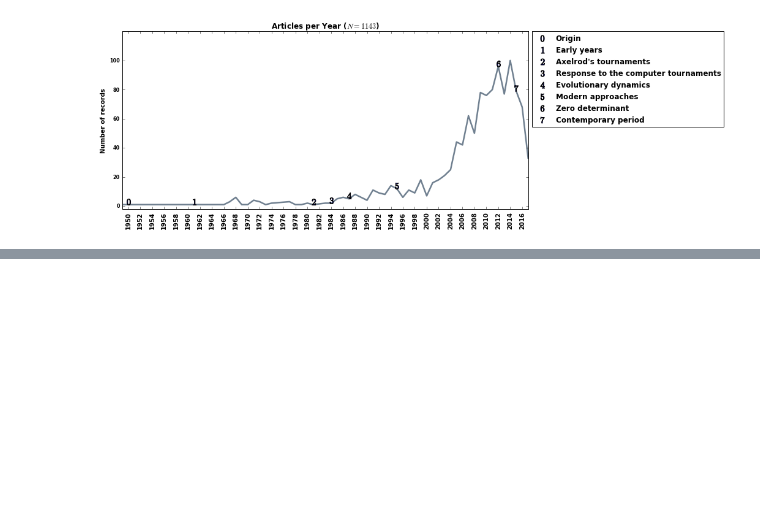
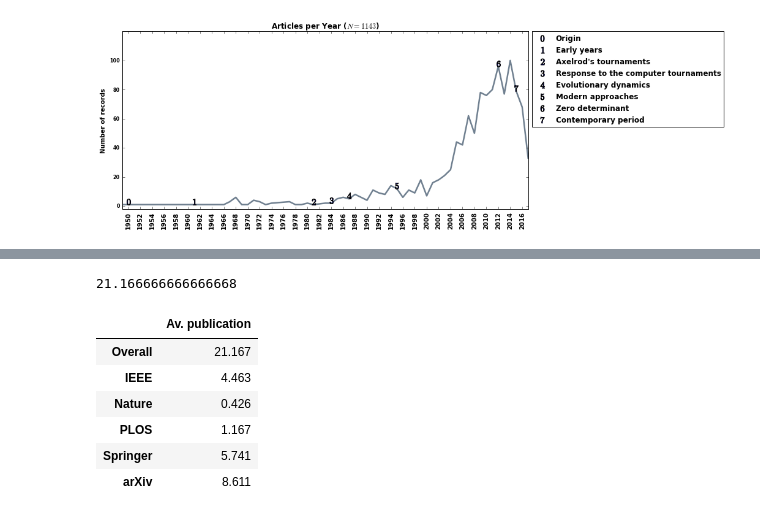
Before and after one commit to Nikoleta-v3/bibliometric-study-of-the-prisoners-dilemma, a Jupyter notebook: src/nbs/2. General & Temporal Analysis.ipynb, the cells around one changed output, grey strips where cells are left out. Cells and saved outputs as stored; diff of their text form; code cells hidden in the pictures; blank space fills up the shorter version.

Commit message:
clears notebooks.
All notebooks 1-8 run. All tables and constants
are manually written to file

```diff
--- a/src/nbs/1. General & Temporal Analysis.ipynb
+++ b/src/nbs/2. General & Temporal Analysis.ipynb
@@ -332,0 +198,21 @@ for j in [journals[0]]:
+# %%
+(yearly_df.values.sum() / yearly_df.count())
+# %% [output]
+21.166666666666668
+# %%
+rates = [np.round(yearly_df.values.sum() / yearly_df.count(), 3)]
+for api in ['IEEE', 'Nature', 'PLOS', 'Springer', 'arXiv']:
+    rates.append(np.round(yearly_provenance[api].values.sum() / yearly_df.count(), 3))
+# %%
+rates_table = pd.DataFrame(rates, ['Overall', 'IEEE', 'Nature', 'PLOS', 'Springer', 'arXiv'],
+                           columns={'Av. publication'})
+# %%
+rates_table
+# %% [output]
+|  | Av. publication |
+| Overall | 21.167 |
+| IEEE | 4.463 |
+| Nature | 0.426 |
+| PLOS | 1.167 |
+| Springer | 5.741 |
+| arXiv | 8.611 |
```
Also changed, not shown: parts of 19 cells of this notebook, 15 other files.
